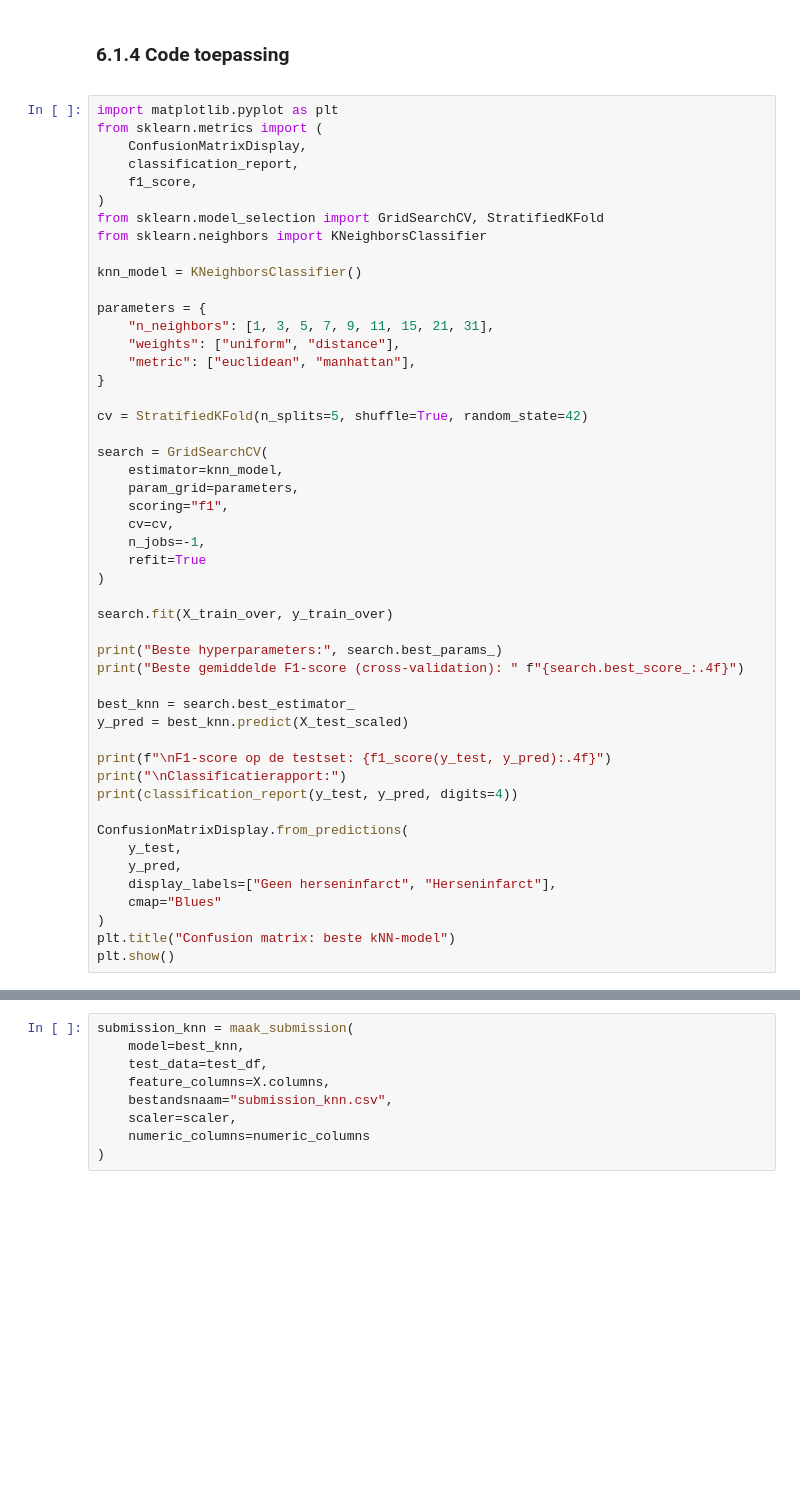
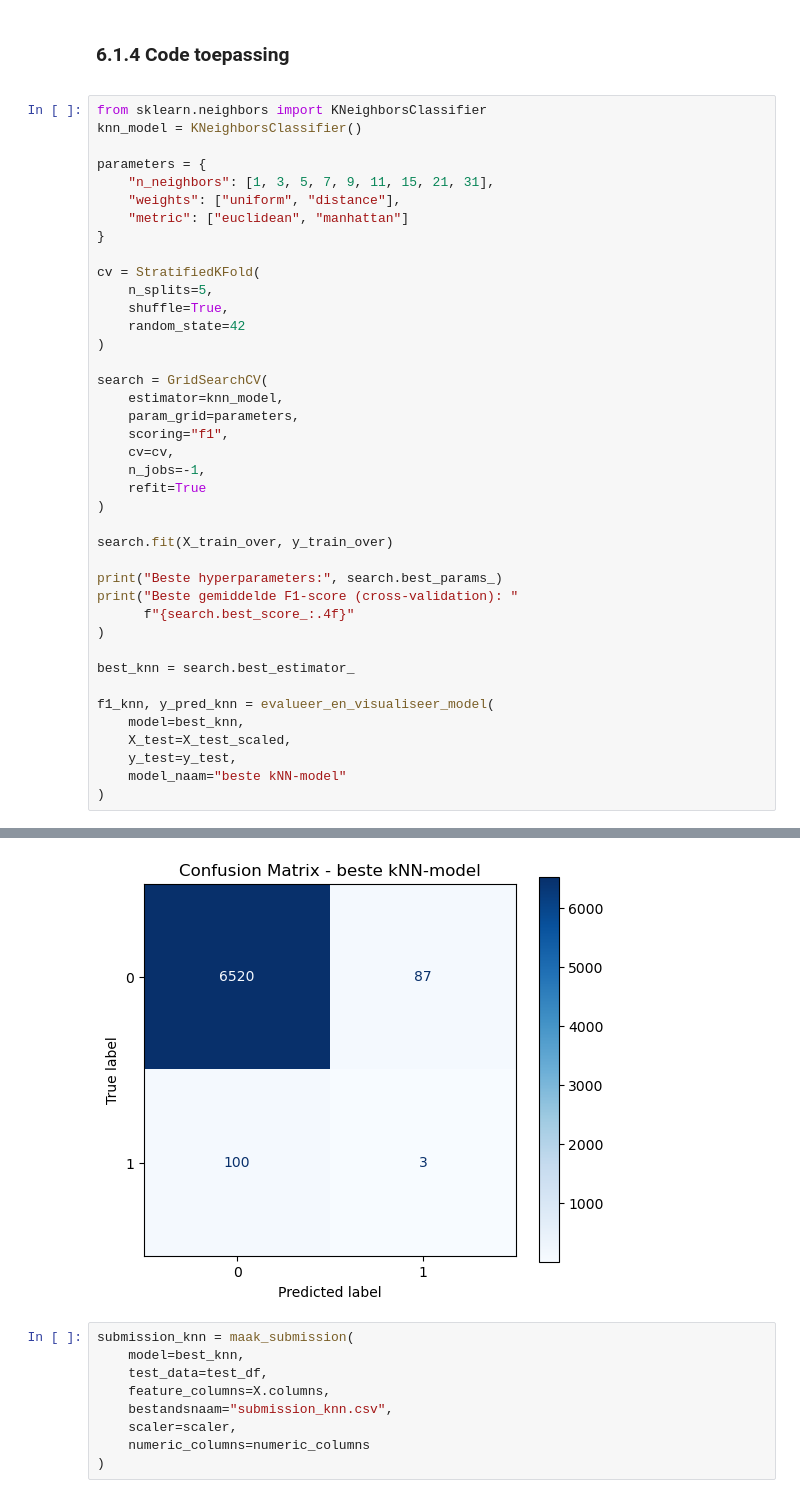
Before and after one commit to RobinDjerahian/Machine-Learning, a Jupyter notebook: Portofolio 1.ipynb, the cells around one changed output, grey strips where cells are left out. Saved outputs shown, nothing was run; the diff lists cells and outputs as text; blank space fills up the shorter version.

```diff
--- a/Portofolio 1.ipynb
+++ b/Portofolio 1.ipynb
@@ -908,24 +953,20 @@ Met `GridSearchCV` testen we daarom meerdere waarden voor `n_neighbors`. We kiez
 
 ### 6.1.4 Code toepassing
 # %%
-import matplotlib.pyplot as plt
-from sklearn.metrics import (
-    ConfusionMatrixDisplay,
-    classification_report,
-    f1_score,
-)
-from sklearn.model_selection import GridSearchCV, StratifiedKFold
 from sklearn.neighbors import KNeighborsClassifier
-
 knn_model = KNeighborsClassifier()
 
 parameters = {
     "n_neighbors": [1, 3, 5, 7, 9, 11, 15, 21, 31],
     "weights": ["uniform", "distance"],
-    "metric": ["euclidean", "manhattan"],
+    "metric": ["euclidean", "manhattan"]
 }
 
-cv = StratifiedKFold(n_splits=5, shuffle=True, random_state=42)
+cv = StratifiedKFold(
+    n_splits=5,
+    shuffle=True,
+    random_state=42
+)
 
 search = GridSearchCV(
     estimator=knn_model,
@@ -939,20 +980,16 @@ search = GridSearchCV(
 search.fit(X_train_over, y_train_over)
 
 print("Beste hyperparameters:", search.best_params_)
-print("Beste gemiddelde F1-score (cross-validation): " f"{search.best_score_:.4f}")
+print("Beste gemiddelde F1-score (cross-validation): "
+      f"{search.best_score_:.4f}"
+)
 
 best_knn = search.best_estimator_
-y_pred = best_knn.predict(X_test_scaled)
 
-print(f"\nF1-score op de testset: {f1_score(y_test, y_pred):.4f}")
-print("\nClassificatierapport:")
-print(classification_report(y_test, y_pred, digits=4))
-
-ConfusionMatrixDisplay.from_predictions(
-    y_test,
-    y_pred,
-    display_labels=["Geen herseninfarct", "Herseninfarct"],
-    cmap="Blues"
+f1_knn, y_pred_knn = evalueer_en_visualiseer_model(
+    model=best_knn,
+    X_test=X_test_scaled,
+    y_test=y_test,
+    model_naam="beste kNN-model"
 )
-plt.title("Confusion matrix: beste kNN-model")
-plt.show()
+# %% [output]
@@ -959,3 +1027,4 @@ plt.show()
+[figure, added]
 # %%
 submission_knn = maak_submission(
     model=best_knn,
```
Also changed, not shown: parts of 16 cells of this notebook.
